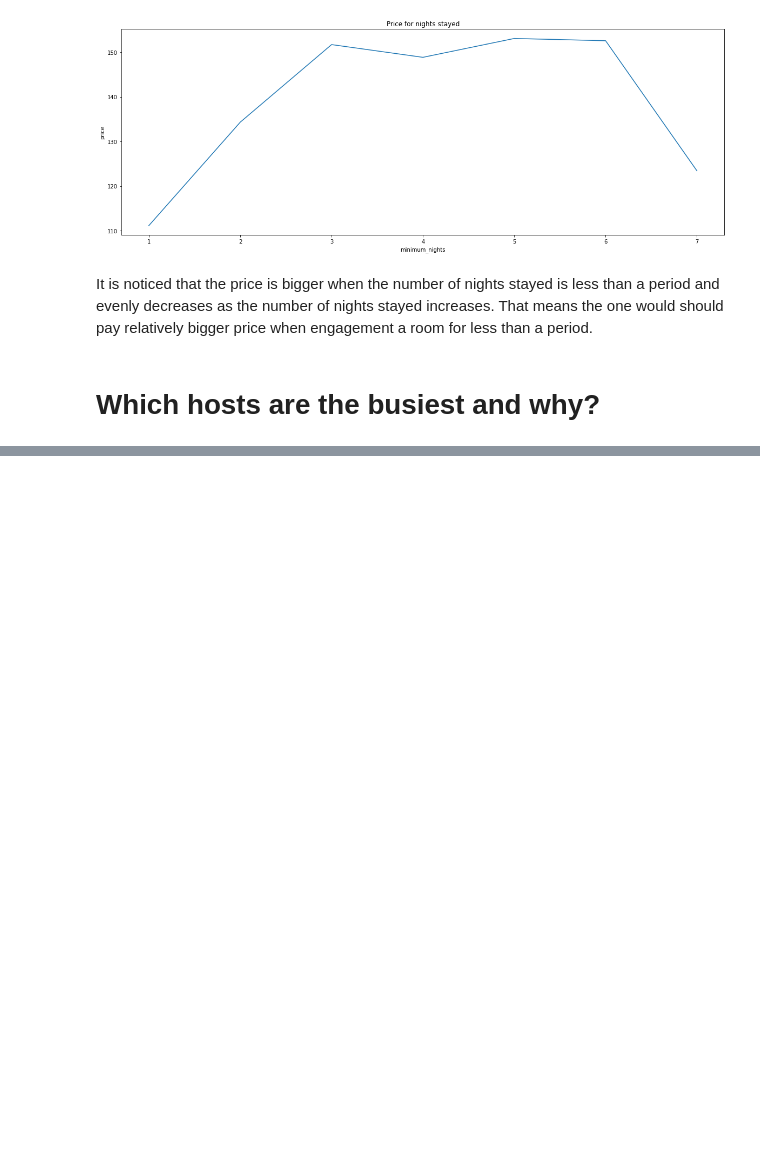
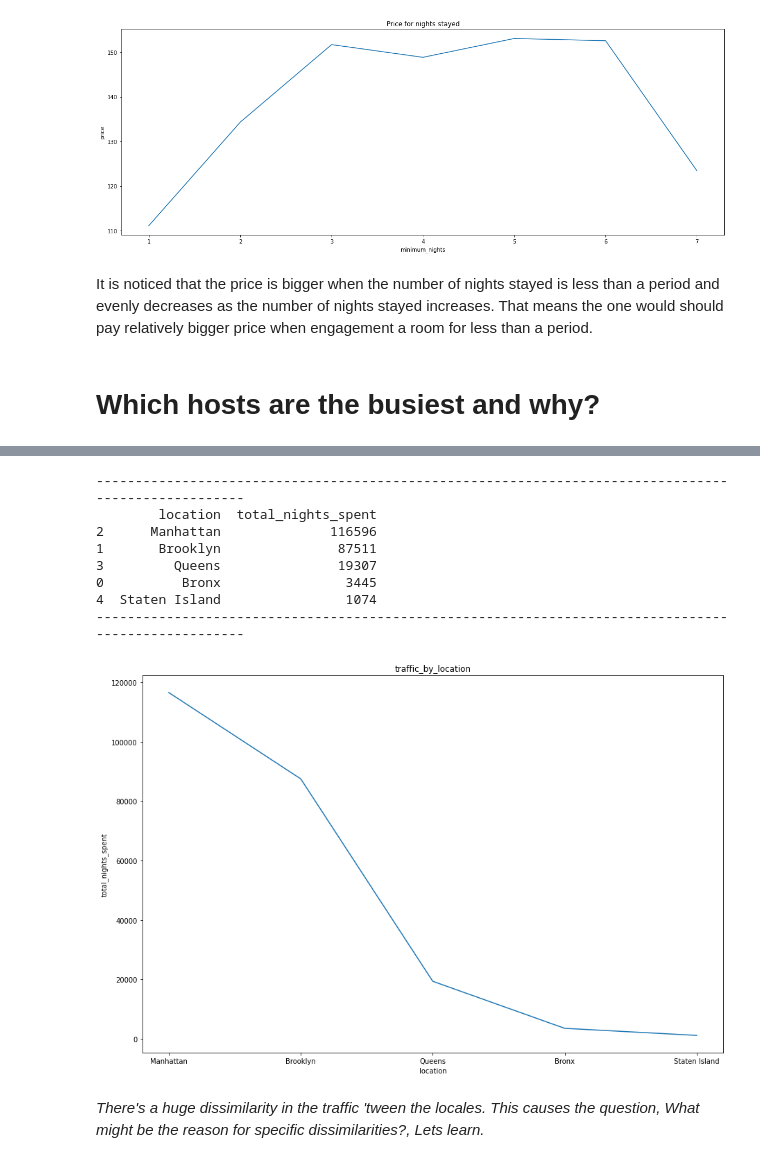
Before and after one commit to amansinghal2/Airbnb-Booking-Analysis, a Jupyter notebook: Airbnb_Bookings_Analysis_Aman_Singhal_Capstone_Project.ipynb, the cells around one changed output, grey strips where cells are left out. Saved outputs shown, nothing was run; the diff lists cells and outputs as text; code cells hidden in the pictures; blank space fills up the shorter version.

```diff
--- a/Airbnb_Bookings_Analysis_Aman_Singhal_Capstone_Project.ipynb
+++ b/Airbnb_Bookings_Analysis_Aman_Singhal_Capstone_Project.ipynb
@@ -456,0 +499,30 @@ It is noticed that the price is bigger when the number of nights stayed is less
+# %%
+# First: check the traffic with various locales.
+''' To check the traffic among the locations we will add the number
+     of nights spend at the respective location and group them.  '''
+
+
+traffic_by_location = airbnb_dataset.groupby(['neighbourhood_group'],
+                    as_index=False)['minimum_nights'].sum().sort_values(['minimum_nights'],
+                    ascending = False).rename(columns={'neighbourhood_group':'location', 'minimum_nights':'total_nights_spent'})
+# %%
+# Visualize it to understand better.
+print('-'*100)
+print(traffic_by_location)
+print('-'*100)
+fig = plt.figure(figsize=(15,10))
+plt.title('traffic_by_location')
+sns.lineplot(y='total_nights_spent', x='location', data=traffic_by_location)
+plt.show()
+# %% [output]
+----------------------------------------------------------------------------------------------------
+        location  total_nights_spent
+2      Manhattan              116596
+1       Brooklyn               87511
+3         Queens               19307
+0          Bronx                3445
+4  Staten Island                1074
+----------------------------------------------------------------------------------------------------
+[figure, added]
+# %% [markdown]
+*There's a huge dissimilarity in the traffic 'tween the locales. This causes the question, What might be the reason for specific dissimilarities?, Lets learn.*
```
Also changed, not shown: parts of 7 cells of this notebook.
